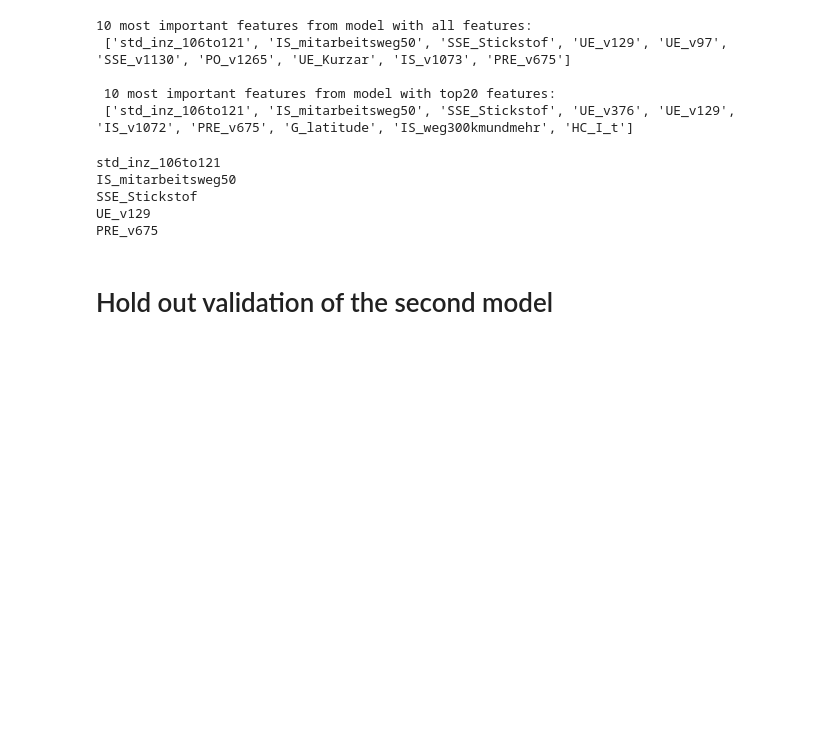
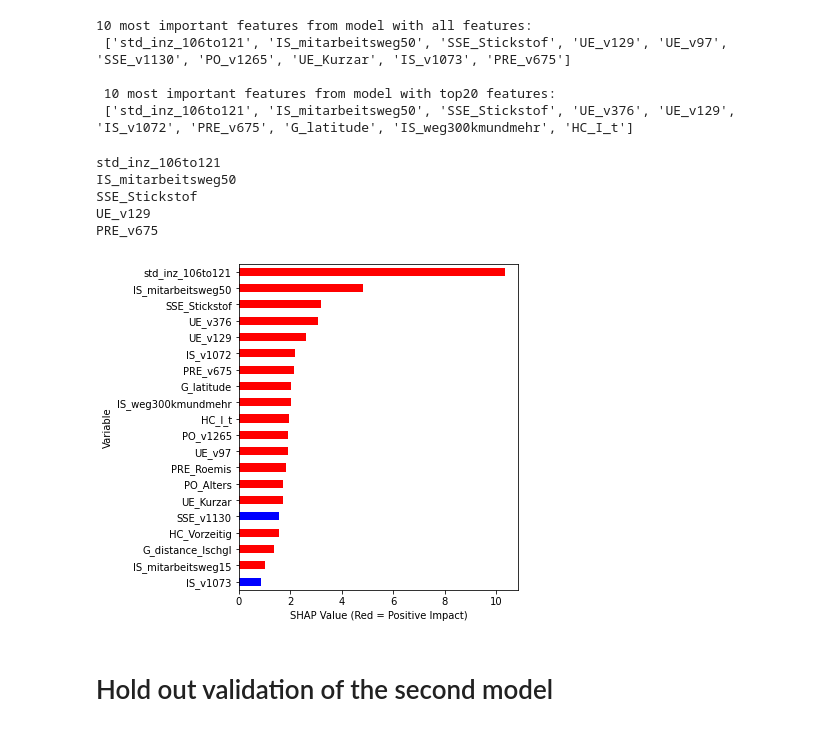
Before and after one commit to data-cr/covid19, a Jupyter notebook: catboost_period5.ipynb, the cells around one changed output. Cells and saved outputs as stored; diff of their text form; code cells hidden in the pictures; blank space fills up the shorter version.

```diff
--- a/catboost_period5.ipynb
+++ b/catboost_period5.ipynb
@@ -138,6 +138,10 @@ IS_mitarbeitsweg50
 SSE_Stickstof
 UE_v129
 PRE_v675
+# %%
+ABS_SHAP(shap_values_cb_20,X[top20feature])
+# %% [output]
+[figure, added]
 # %% [markdown]
 # Hold out validation of the second model
 # %%
```
Also changed, not shown: parts of 1 cell of this notebook, 4 other files.
